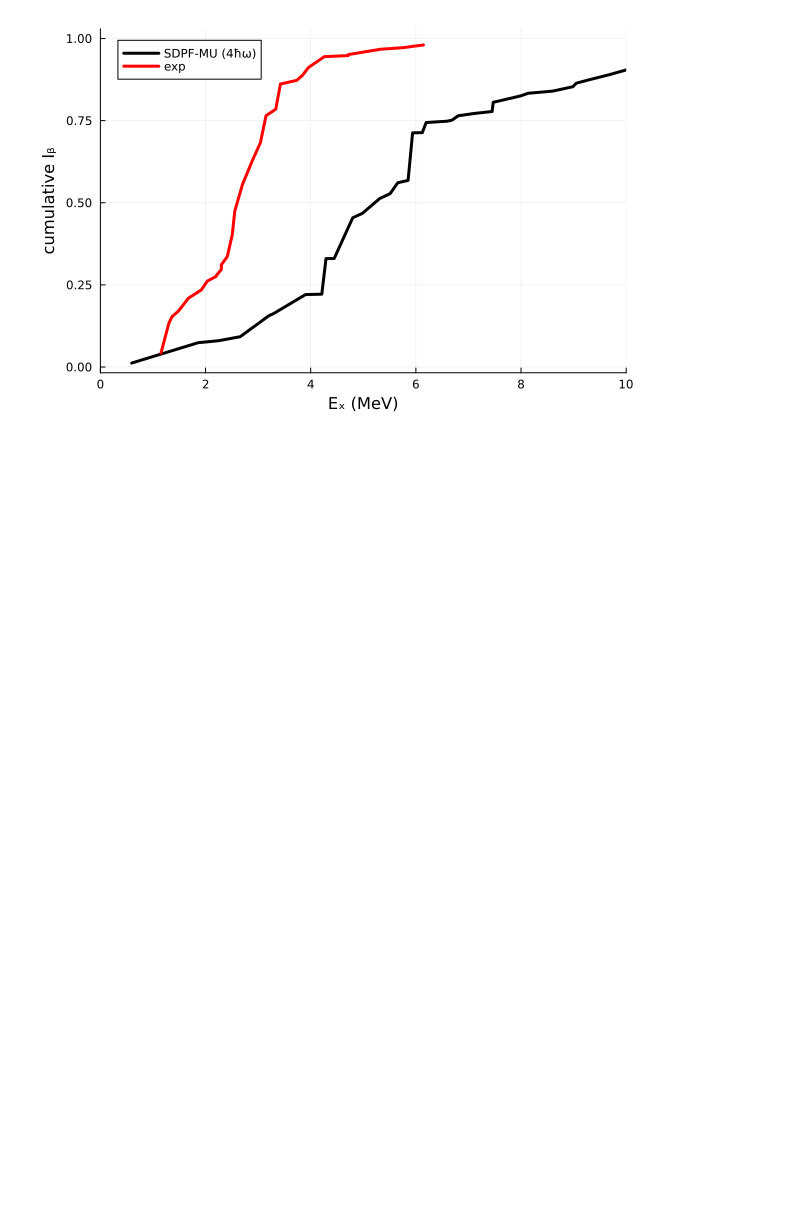
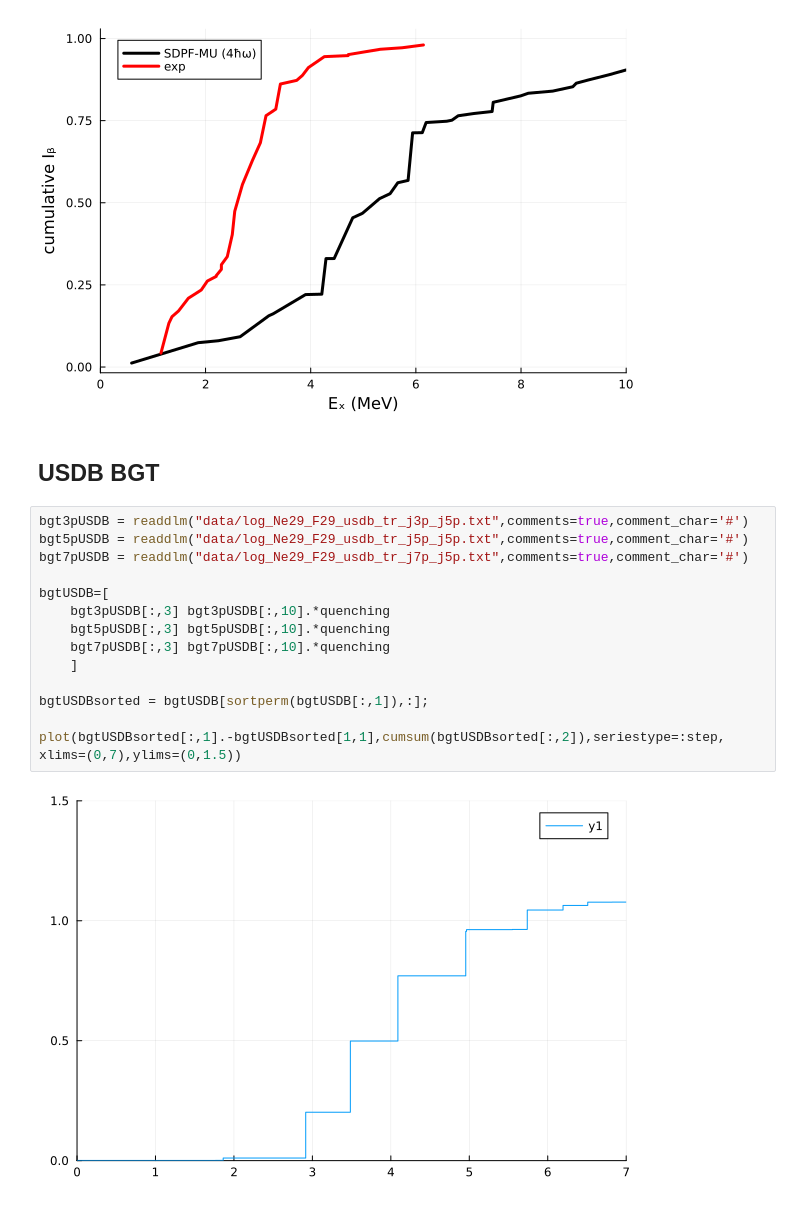
Before and after one commit to mmadurga/E19044-F29, a Jupyter notebook: shellModelBGT.ipynb, the cells around one changed output. Saved outputs shown, nothing was run; the diff lists cells and outputs as text; blank space fills up the shorter version.

```diff
--- a/shellModelBGT.ipynb
+++ b/shellModelBGT.ipynb
@@ -137,4 +136,23 @@ linecolor=:red,color=:red,lw=3,
 label="exp")
 # %% [output]
 [figure]
+# %% [markdown]
+## USDB BGT
+# %%
+bgt3pUSDB = readdlm("data/log_Ne29_F29_usdb_tr_j3p_j5p.txt",comments=true,comment_char='#')
+bgt5pUSDB = readdlm("data/log_Ne29_F29_usdb_tr_j5p_j5p.txt",comments=true,comment_char='#')
+bgt7pUSDB = readdlm("data/log_Ne29_F29_usdb_tr_j7p_j5p.txt",comments=true,comment_char='#')
+
+bgtUSDB=[
+    bgt3pUSDB[:,3] bgt3pUSDB[:,10].*quenching
+    bgt5pUSDB[:,3] bgt5pUSDB[:,10].*quenching
+    bgt7pUSDB[:,3] bgt7pUSDB[:,10].*quenching
+    ]
+
+bgtUSDBsorted = bgtUSDB[sortperm(bgtUSDB[:,1]),:];
+
+plot(bgtUSDBsorted[:,1].-bgtUSDBsorted[1,1],cumsum(bgtUSDBsorted[:,2]),seriestype=:step,
+xlims=(0,7),ylims=(0,1.5))
+# %% [output]
+[figure, added]
 # %% [markdown]
```
Also changed, not shown: parts of 6 cells of this notebook, 8 other files.
